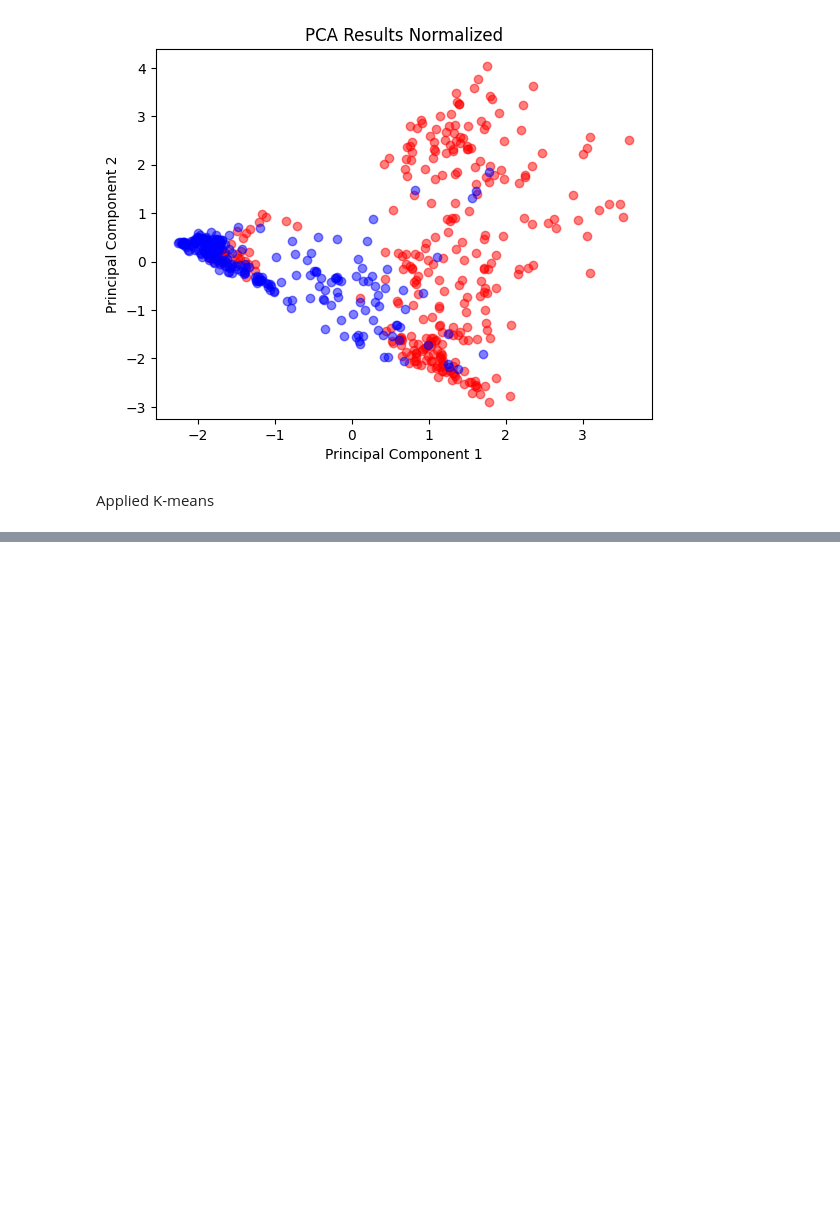
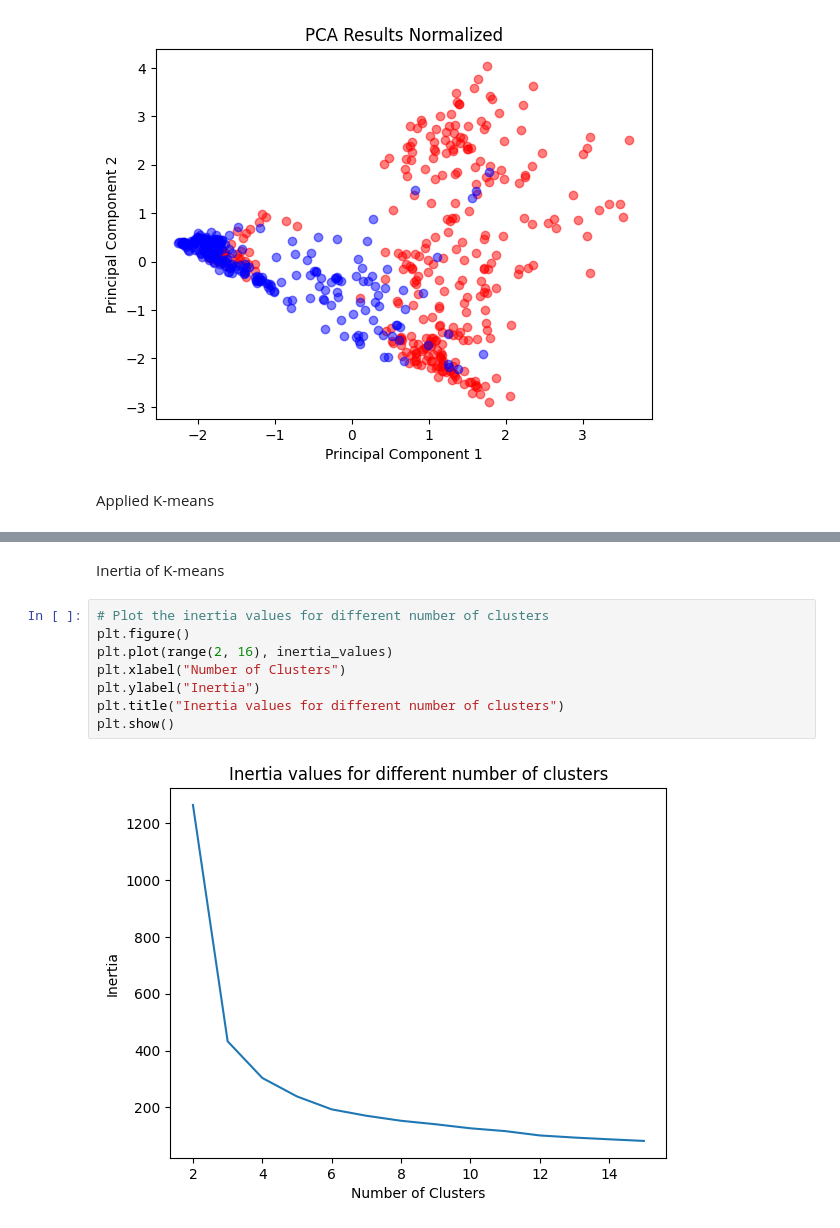
Before and after one commit to gorkemsolun/Fall-Detection, a Jupyter notebook: GE461_Project4_Gorkem_Kadir_Solun_22003214.ipynb, the cells around one changed output, grey strips where cells are left out. Drawn from its saved outputs; the diff is of its cells as text; blank space fills up the shorter version.

```diff
--- a/GE461_Project4_Gorkem_Kadir_Solun_22003214.ipynb
+++ b/GE461_Project4_Gorkem_Kadir_Solun_22003214.ipynb
@@ -253,0 +273,12 @@ for n_clusters in range(2, 8):
+# %% [markdown]
+Inertia of K-means
+# %%
+# Plot the inertia values for different number of clusters
+plt.figure()
+plt.plot(range(2, 16), inertia_values)
+plt.xlabel("Number of Clusters")
+plt.ylabel("Inertia")
+plt.title("Inertia values for different number of clusters")
+plt.show()
+# %% [output]
+[figure, added]
```
Also changed, not shown: parts of 13 cells of this notebook.
